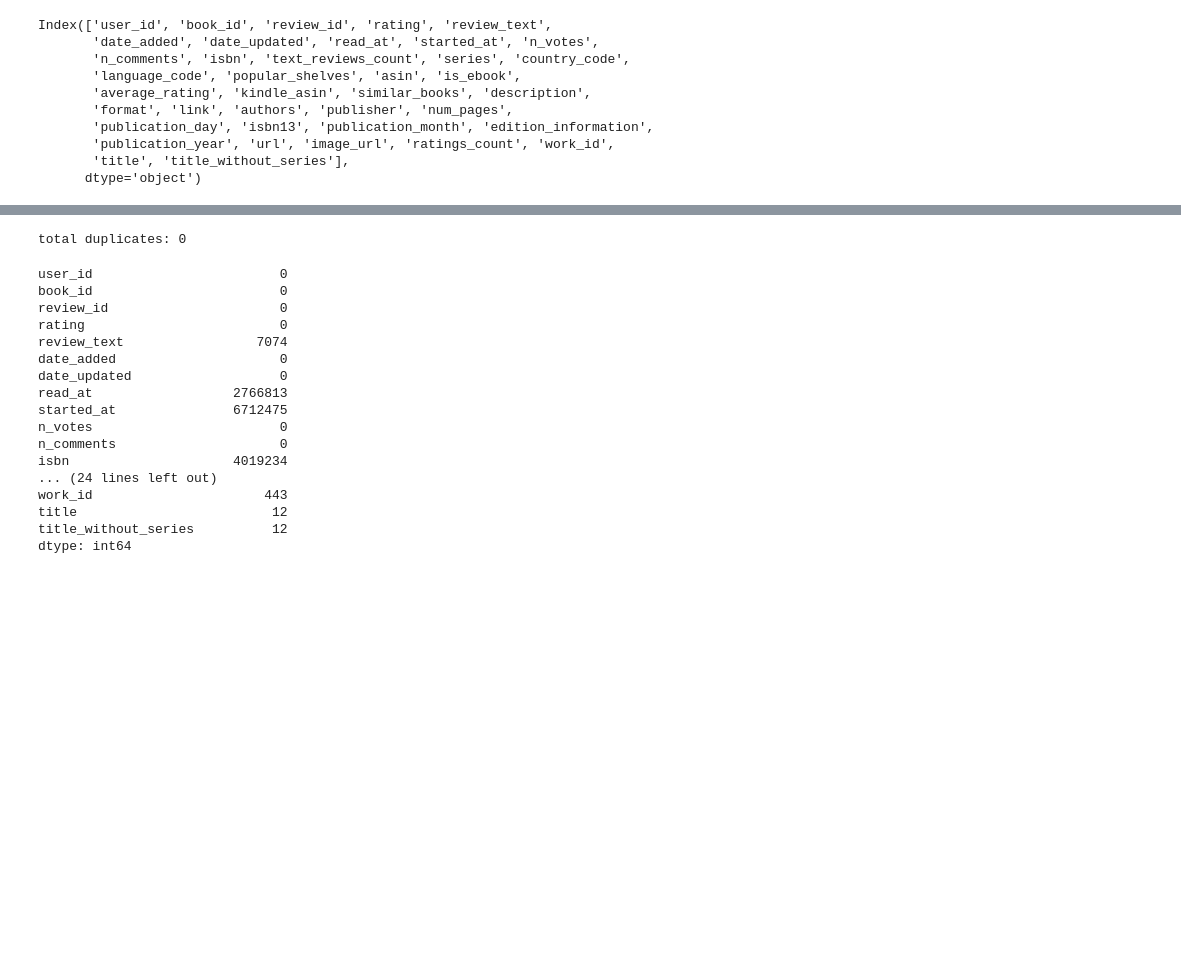
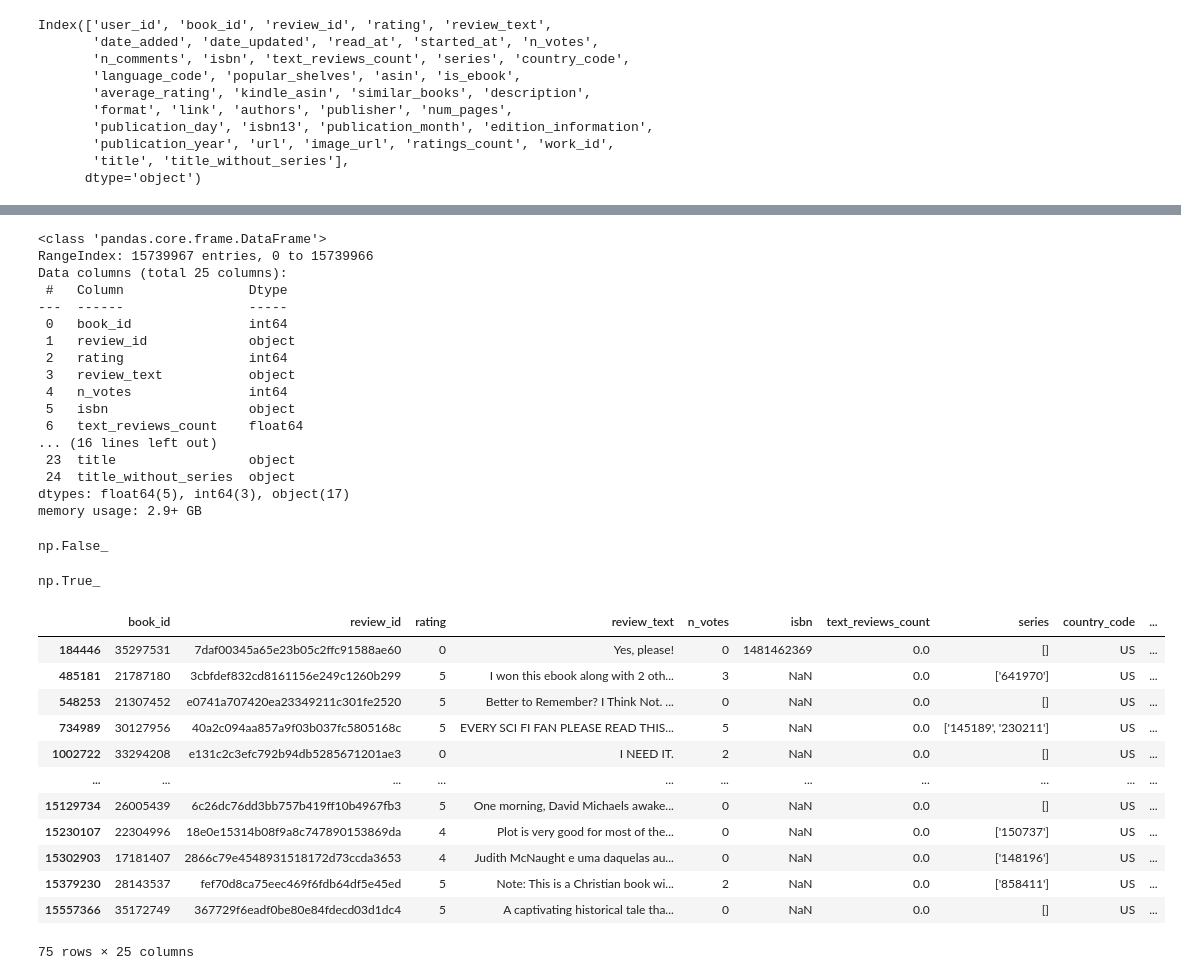
Before and after one commit to Mcjack1999/Goodratings, a Jupyter notebook: Goodreads.ipynb, the cells around one changed output, grey strips where cells are left out. Cells and saved outputs as stored; diff of their text form; code cells hidden in the pictures; blank space fills up the shorter version.

```diff
--- a/Goodreads.ipynb
+++ b/Goodreads.ipynb
@@ -470,5 +456,5 @@ if chunks:
 # %%
-df_reviews = pd.read_csv("goodreads_reviews_dedup.csv")
+df_reviews = pd.read_csv("goodreads_reviews")
 # %%
 df_reviews.head()
 # %% [output]
@@ -558,2 +513,2 @@ df_books.head(10)
 # %%
-df_books = pd.read_csv("goodreads_books.json.gz")
+df_books = pd.read_csv("goodreads_books")
@@ -619,4 +589,4 @@ Index(['user_id', 'book_id', 'review_id', 'rating', 'review_text',
        'title', 'title_without_series'],
       dtype='object')
 # %%
-df_merged.drop(columns=['user_id','date_added','read_at','started_at','date_updated','read_at','kindle_asin','work_id'])
+df_merged=df_merged.drop(columns=['user_id','date_added','read_at','started_at','date_updated','read_at','kindle_asin','work_id','n_comments','asin','similar_books','publication_month','publication_day','edition_information','is_ebook'])
@@ -637,24 +593,45 @@ df_merged.drop(columns=['user_id','date_added','read_at','started_at','date_upda
-# %%
-print(f"total duplicates: {df_merged.duplicated().sum()}")
-# %% [output]
-total duplicates: 0
 # %%
-print(df_merged.isnull().sum())
+df_merged.info()
 # %% [output]
-user_id                        0
-book_id                        0
-review_id                      0
-rating                         0
-review_text                 7074
-date_added                     0
-date_updated                   0
-read_at                  2766813
-started_at               6712475
-n_votes                        0
-n_comments                     0
-isbn                     4019234
-... (24 lines left out)
-work_id                      443
-title                         12
-title_without_series          12
-dtype: int64
+<class 'pandas.core.frame.DataFrame'>
+RangeIndex: 15739967 entries, 0 to 15739966
+Data columns (total 25 columns):
+ #   Column                Dtype
+---  ------                -----
+ 0   book_id               int64
+ 1   review_id             object
+ 2   rating                int64
+ 3   review_text           object
+ 4   n_votes               int64
+ 5   isbn                  object
+ 6   text_reviews_count    float64
+... (16 lines left out)
+ 23  title                 object
+ 24  title_without_series  object
+dtypes: float64(5), int64(3), object(17)
+memory usage: 2.9+ GB
+# %%
+df_merged['review_id'].duplicated().any()
+# %% [output]
+np.False_
+# %%
+(df_merged['text_reviews_count']== 0).any()
+# %% [output]
+np.True_
+# %%
+df_merged[df_merged['text_reviews_count'] == 0]
+#?? maybe outdated text review count
+# %% [output]
+|  | book_id | review_id | rating | review_text | n_votes | isbn | text_reviews_count | series | country_code | ... |
+| 184446 | 35297531 | 7daf00345a65e23b05c2ffc91588ae60 | 0 | Yes, please! | 0 | 1481462369 | 0.0 | [] | US | ... |
+| 485181 | 21787180 | 3cbfdef832cd8161156e249c1260b299 | 5 | I won this ebook along with 2 oth... | 3 | NaN | 0.0 | ['641970'] | US | ... |
+| 548253 | 21307452 | e0741a707420ea23349211c301fe2520 | 5 | Better to Remember? I Think Not. ... | 0 | NaN | 0.0 | [] | US | ... |
+| 734989 | 30127956 | 40a2c094aa857a9f03b037fc5805168c | 5 | EVERY SCI FI FAN PLEASE READ THIS... | 5 | NaN | 0.0 | ['145189', '230211'] | US | ... |
+| 1002722 | 33294208 | e131c2c3efc792b94db5285671201ae3 | 0 | I NEED IT. | 2 | NaN | 0.0 | [] | US | ... |
+| ... | ... | ... | ... | ... | ... | ... | ... | ... | ... | ... |
+| 15129734 | 26005439 | 6c26dc76dd3bb757b419ff10b4967fb3 | 5 | One morning, David Michaels awake... | 0 | NaN | 0.0 | [] | US | ... |
+| 15230107 | 22304996 | 18e0e15314b08f9a8c747890153869da | 4 | Plot is very good for most of the... | 0 | NaN | 0.0 | ['150737'] | US | ... |
+| 15302903 | 17181407 | 2866c79e4548931518172d73ccda3653 | 4 | Judith McNaught e uma daquelas au... | 0 | NaN | 0.0 | ['148196'] | US | ... |
+| 15379230 | 28143537 | fef70d8ca75eec469f6fdb64df5e45ed | 5 | Note: This is a Christian book wi... | 2 | NaN | 0.0 | ['858411'] | US | ... |
+| 15557366 | 35172749 | 367729f6eadf0be80e84fdecd03d1dc4 | 5 | A captivating historical tale tha... | 0 | NaN | 0.0 | [] | US | ... |
+75 rows × 25 columns
```
Also changed, not shown: parts of 21 cells of this notebook, 1 other file.
